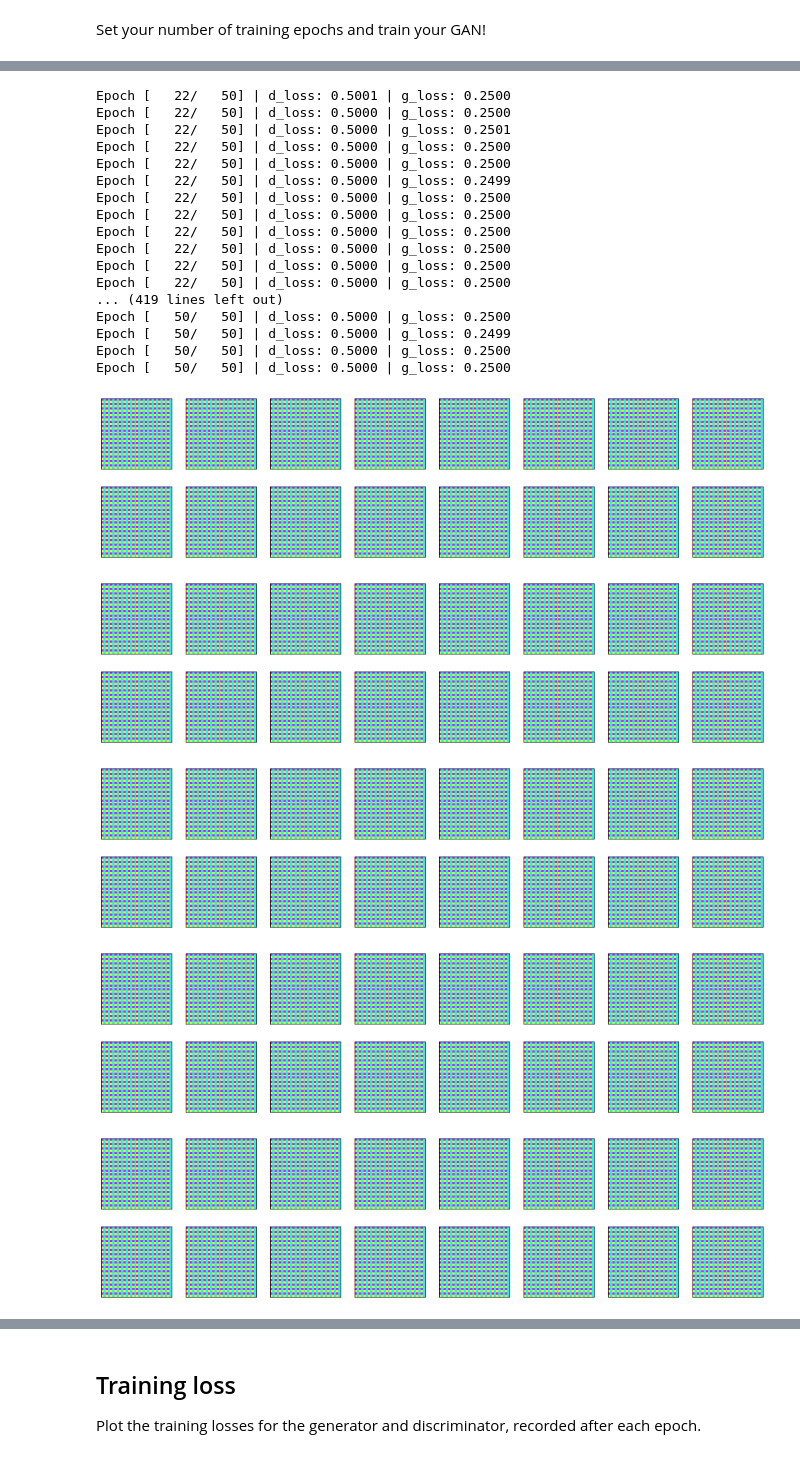
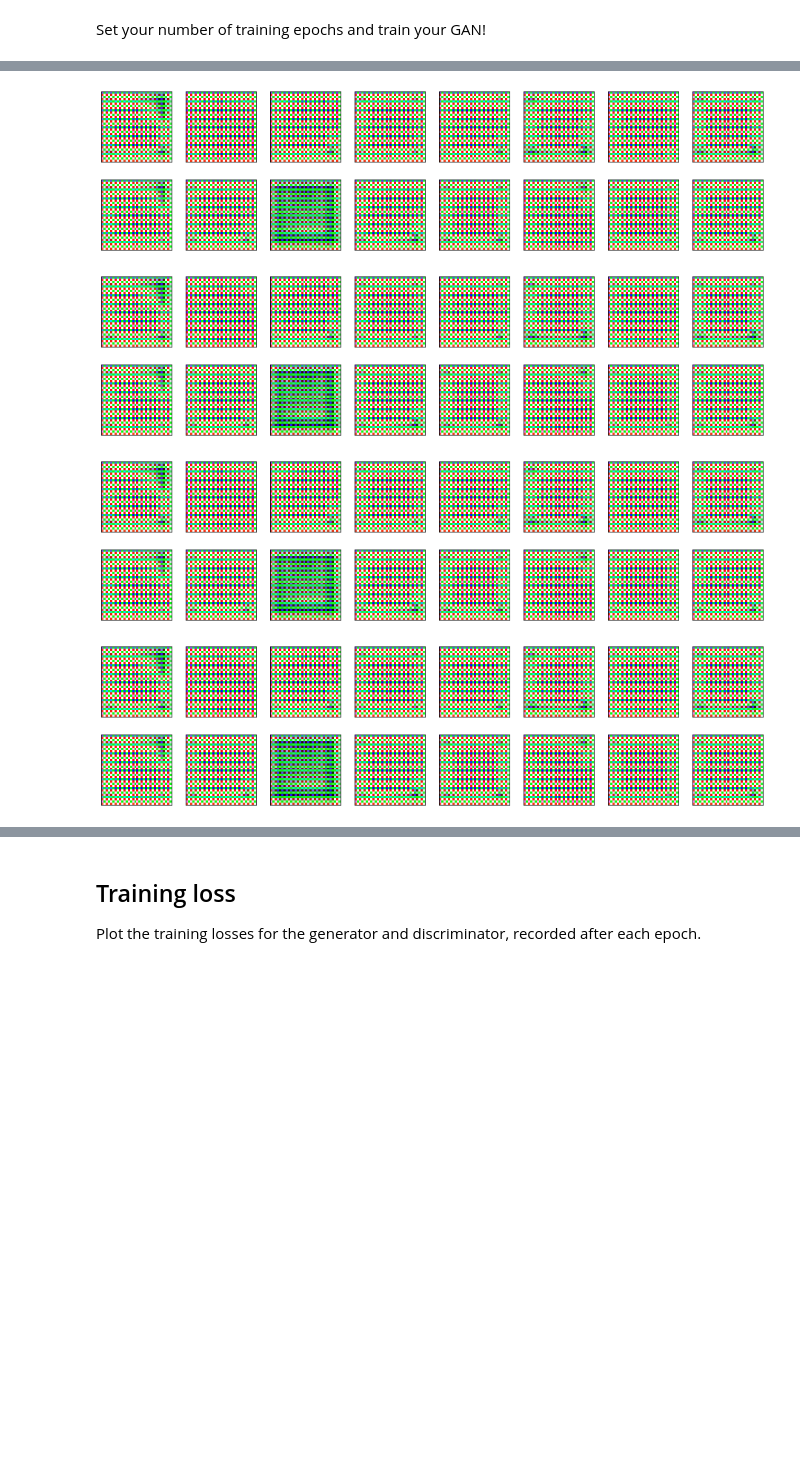
Before and after one commit to Yael-Ben/project-face-generation, a Jupyter notebook: dlnd_face_generation.ipynb, the cells around one changed output, grey strips where cells are left out. Drawn from its saved outputs; the diff is of its cells as text; code cells hidden in the pictures; blank space fills up the shorter version.

```diff
--- a/dlnd_face_generation.ipynb
+++ b/dlnd_face_generation.ipynb
@@ -247,7 +247,7 @@ def deconv(in_channels, out_channels, kernel_size=4, stride=2, padding=1, batch_
 # %%
 class Generator(nn.Module):
 
-    def __init__(self, z_size, conv_dim=32):
+    def __init__(self, z_size, conv_dim=64):
         """
         Initialize the Generator Module
         :param z_size: The length of the input latent vector, z
@@ -348,8 +348,8 @@ def build_network(d_conv_dim, g_conv_dim, z_size):
 #### Exercise: Define model hyperparameters
 # %%
 # Define model hyperparams
-d_conv_dim = 32
-g_conv_dim = 32
+d_conv_dim = 64
+g_conv_dim = 64
 z_size = 100
 
 """
@@ -421,14 +421,28 @@ def real_loss(D_out):
     '''Calculates how close discriminator outputs are to being real.
        param, D_out: discriminator logits
        return: real loss'''
-    loss = torch.mean((D_out-1)**2)
+    batch_size = D_out.size(0)
+    labels = torch.ones(batch_size) # real labels = 1
+    # move labels to GPU if available
+    if train_on_gpu:
+        labels = labels.cuda()
+    # binary cross entropy with logits loss
+    criterion = nn.BCEWithLogitsLoss()
+    # calculate loss
+    loss = criterion(D_out.squeeze(), labels)
     return loss
 
 def fake_loss(D_out):
     '''Calculates how close discriminator outputs are to being fake.
        param, D_out: discriminator logits
        return: fake loss'''
-    loss = torch.mean(D_out**2)
+    batch_size = D_out.size(0)
+    labels = torch.zeros(batch_size) # fake labels = 0
+    if train_on_gpu:
+        labels = labels.cuda()
+    criterion = nn.BCEWithLogitsLoss()
+    # calculate loss
+    loss = criterion(D_out.squeeze(), labels)
     return loss
 # %% [markdown]
 ## Optimizers
@@ -439,7 +453,7 @@ Define optimizers for your models with appropriate hyperparameters.
 # %%
 import torch.optim as optim
 
-lr=0.001
+lr=0.0001
 beta1=0.5
 beta2=0.999 # default value
 
@@ -596,7 +610,7 @@ def train(D, G, n_epochs, print_every=50):
 Set your number of training epochs and train your GAN!
 # %%
 # set number of epochs
-n_epochs = 50
+n_epochs = 4
 
 
 """
@@ -625,22 +639,4 @@ Epoch [   21/   50] | d_loss: 0.5000 | g_loss: 0.2500
-Epoch [   22/   50] | d_loss: 0.5001 | g_loss: 0.2500
-Epoch [   22/   50] | d_loss: 0.5000 | g_loss: 0.2500
-Epoch [   22/   50] | d_loss: 0.5000 | g_loss: 0.2501
-Epoch [   22/   50] | d_loss: 0.5000 | g_loss: 0.2500
-Epoch [   22/   50] | d_loss: 0.5000 | g_loss: 0.2500
-Epoch [   22/   50] | d_loss: 0.5000 | g_loss: 0.2499
-Epoch [   22/   50] | d_loss: 0.5000 | g_loss: 0.2500
-Epoch [   22/   50] | d_loss: 0.5000 | g_loss: 0.2500
-Epoch [   22/   50] | d_loss: 0.5000 | g_loss: 0.2500
-Epoch [   22/   50] | d_loss: 0.5000 | g_loss: 0.2500
-Epoch [   22/   50] | d_loss: 0.5000 | g_loss: 0.2500
-Epoch [   22/   50] | d_loss: 0.5000 | g_loss: 0.2500
-... (419 lines left out)
-Epoch [   50/   50] | d_loss: 0.5000 | g_loss: 0.2500
-Epoch [   50/   50] | d_loss: 0.5000 | g_loss: 0.2499
-Epoch [   50/   50] | d_loss: 0.5000 | g_loss: 0.2500
-Epoch [   50/   50] | d_loss: 0.5000 | g_loss: 0.2500
-[figure, old version]
+[figure, new version]
-[figure, old version]
+[figure, new version]
-[figure, old version]
+[figure, new version]
-[figure, old version]
+[figure, new version]
-[figure, removed]
```
Also changed, not shown: parts of 7 cells of this notebook.
